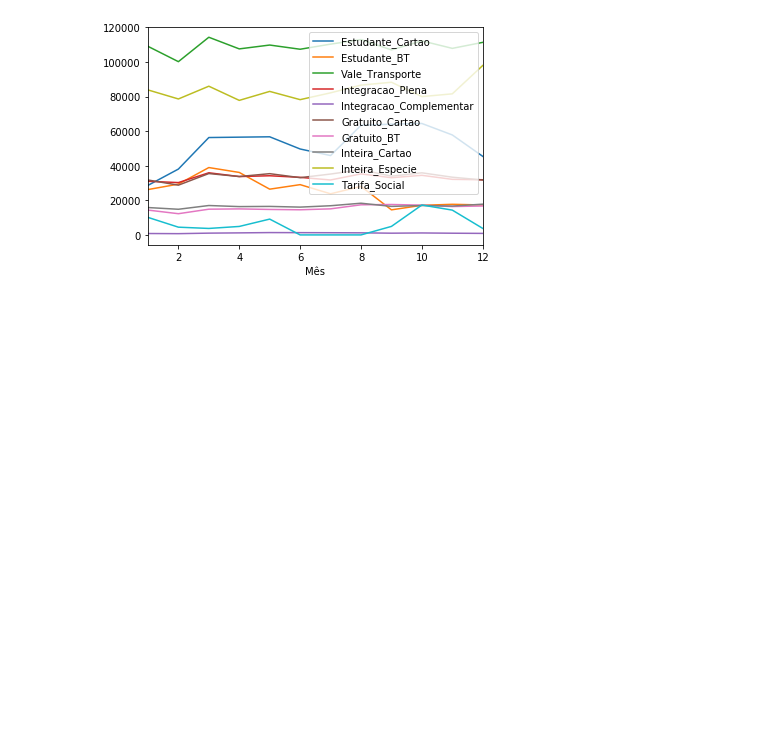
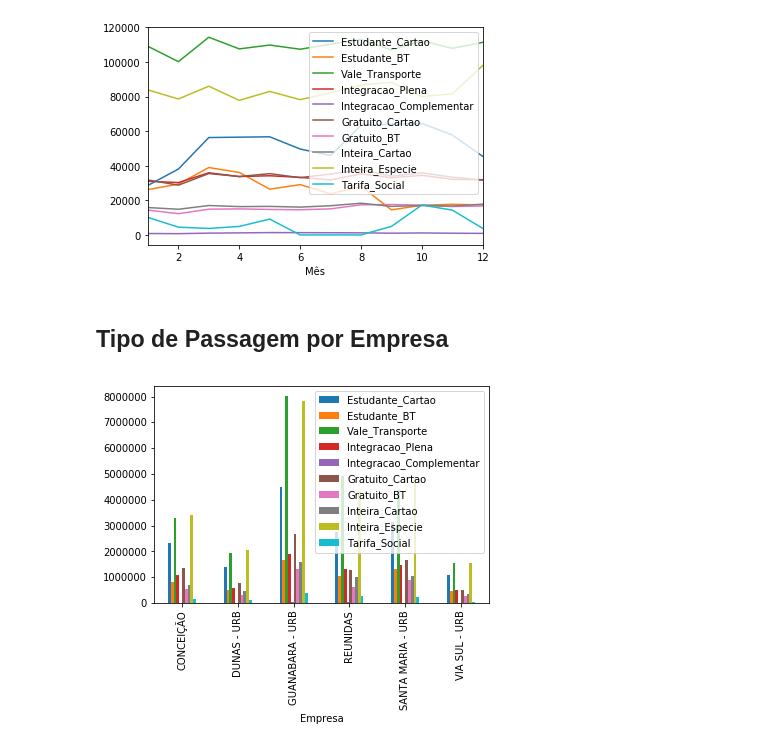
Before and after one commit to georgemaia/dadosabertos-mobilidade-rn-natal, a Jupyter notebook: Bilhetagem_Eletrônica-2018-Analitico.ipynb, the cells around one changed output. Drawn from its saved outputs; the diff is of its cells as text; code cells hidden in the pictures; blank space fills up the shorter version.

```diff
--- a/Bilhetagem_Eletrônica-2018-Analitico.ipynb
+++ b/Bilhetagem_Eletrônica-2018-Analitico.ipynb
@@ -157,3 +177,10 @@ df.groupby(['Mês'])[['Estudante_Cartao', 'Estudante_BT', 'Vale_Transporte', 'In
 plt.show()
 # %% [output]
 [figure]
+# %% [markdown]
+## Tipo de Passagem por Empresa
+# %%
+new_df[['Estudante_Cartao', 'Estudante_BT', 'Vale_Transporte', 'Integracao_Plena', 'Integracao_Complementar', 'Gratuito_Cartao', 'Gratuito_BT', 'Inteira_Cartao', 'Inteira_Especie','Tarifa_Social']].plot.bar()
+plt.show()
+# %% [output]
+[figure, added]
```
Also changed, not shown: parts of 5 cells of this notebook, 1 other file.
